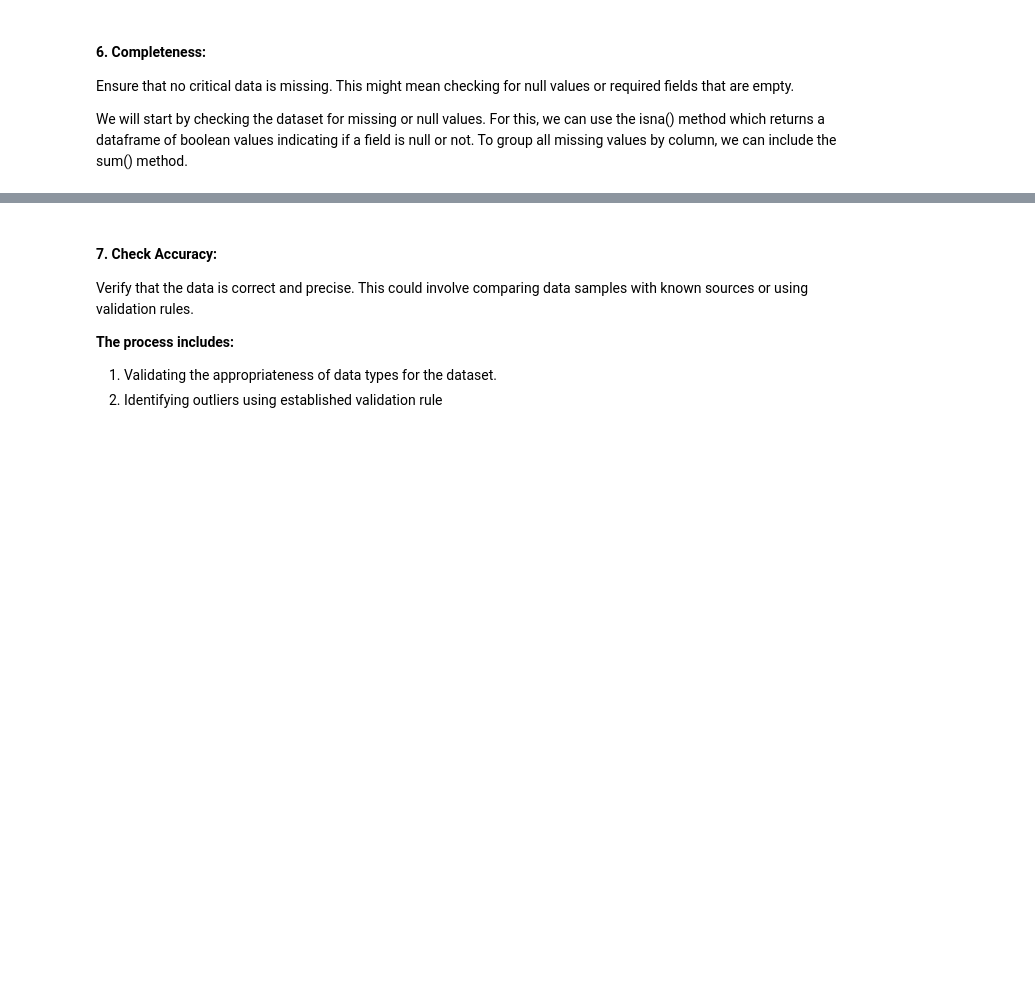
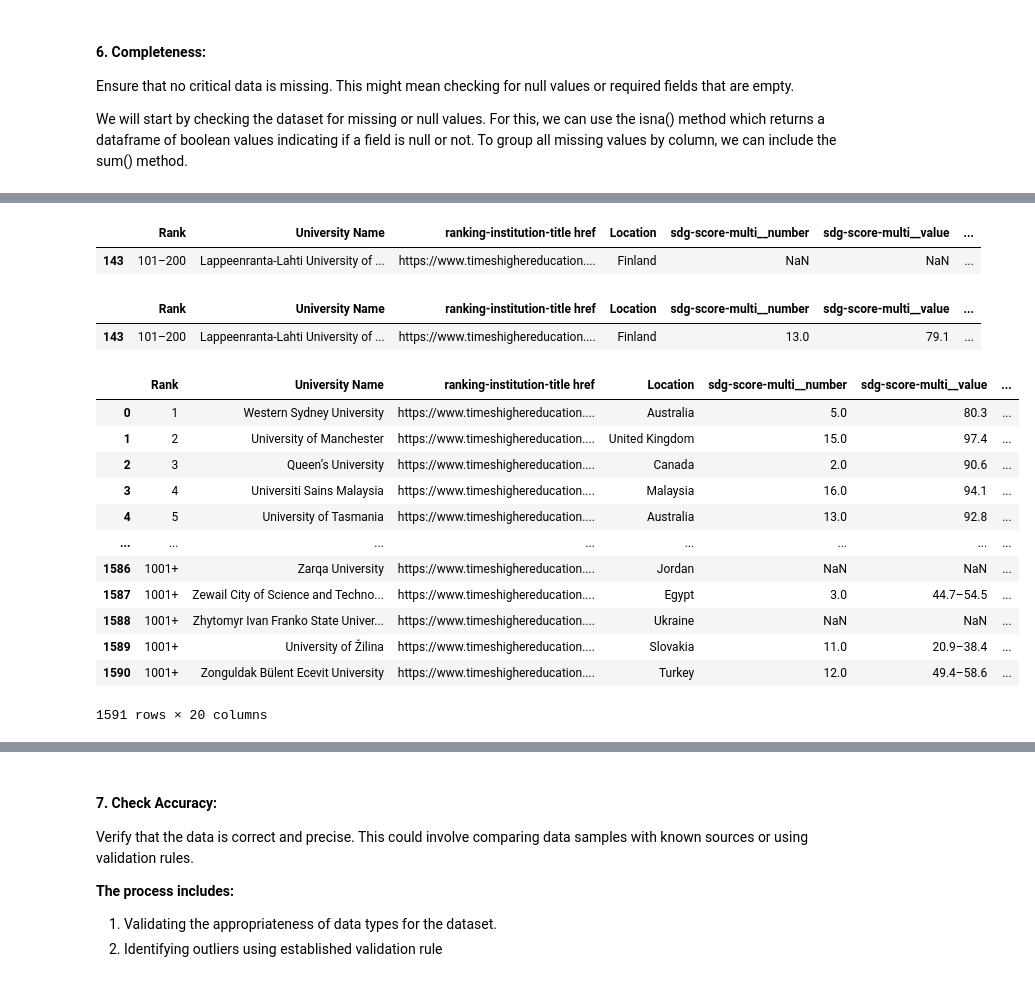
Before and after one commit to Tuwaiq-DS-ML-bootcamp-V-8/Usecase-3-Project-2, a Jupyter notebook: EDA explain template.ipynb, the cells around one changed output, grey strips where cells are left out. Saved outputs shown, nothing was run; the diff lists cells and outputs as text; code cells hidden in the pictures; blank space fills up the shorter version.

```diff
--- a/EDA explain template.ipynb
+++ b/EDA explain template.ipynb
@@ -378,0 +538,41 @@ times_h[times_h.isnull()].describe(include='all')
+# %%
+#Columns names: Rank	University Name 	ranking-institution-title href	Location	sdg-score-multi__number	sdg-score-multi__value	sdg-score-multi__number 2	sdg-score-multi__value 2	sdg-score-multi__number 3	sdg-score-multi__value 3	sdg-score-multi__value 4	scores
+
+"""
+Lancaster University	https://www.timeshighereducation.com/world-university-rankings/lancaster-university	United Kingdom	9	73.0–87.2					88.1	82.2–88.2			10	82.0	13	75.1
+Lappeenranta-Lahti University of Technology LUT	https://www.timeshighereducation.com/world-university-rankings/lappeenranta-lahti-university-technology-lut	Finland			12	89.8			75.6–81.7	82.2–88.2	13	79.1	7	61.8–67.8
+University of Latvia	https://www.timeshighereducation.com/world-university-rankings/university-latvia	Latvia					9	73.0–87.2	75.6–81.7	82.2–88.2	8	75.1	5	61.5–66.9
+Université Libre de Bruxelles	https://www.timeshighereducation.com/world-university-rankings/universite-libre-de-bruxelles	Belgium	11	67.1–76.0	9	73.0–87.2			93.8	82.2–88.2							8	57.8–62.2
+
+
+"""
+
+# We will shift the values to the correct columns
+
+a = times_h[times_h['University Name ']=='Lappeenranta-Lahti University of Technology LUT' ]#& times_h['University Name ']=='University of Latvia' & times_h['University Name ']=='Lancaster University']
+a
+# %% [output]
+|  | Rank | University Name | ranking-institution-title href | Location | sdg-score-multi__number | sdg-score-multi__value | ... |
+| 143 | 101–200 | Lappeenranta-Lahti University of ... | https://www.timeshighereducation.... | Finland | NaN | NaN | ... |
+# %%
+a = a.apply(fill_missing_values, axis=1)
+a
+# %% [output]
+|  | Rank | University Name | ranking-institution-title href | Location | sdg-score-multi__number | sdg-score-multi__value | ... |
+| 143 | 101–200 | Lappeenranta-Lahti University of ... | https://www.timeshighereducation.... | Finland | 13.0 | 79.1 | ... |
+# %%
+times_h
+# %% [output]
+|  | Rank | University Name | ranking-institution-title href | Location | sdg-score-multi__number | sdg-score-multi__value | ... |
+| 0 | 1 | Western Sydney University | https://www.timeshighereducation.... | Australia | 5.0 | 80.3 | ... |
+| 1 | 2 | University of Manchester | https://www.timeshighereducation.... | United Kingdom | 15.0 | 97.4 | ... |
+| 2 | 3 | Queen’s University | https://www.timeshighereducation.... | Canada | 2.0 | 90.6 | ... |
+| 3 | 4 | Universiti Sains Malaysia | https://www.timeshighereducation.... | Malaysia | 16.0 | 94.1 | ... |
+| 4 | 5 | University of Tasmania | https://www.timeshighereducation.... | Australia | 13.0 | 92.8 | ... |
+| ... | ... | ... | ... | ... | ... | ... | ... |
+| 1586 | 1001+ | Zarqa University | https://www.timeshighereducation.... | Jordan | NaN | NaN | ... |
+| 1587 | 1001+ | Zewail City of Science and Techno... | https://www.timeshighereducation.... | Egypt | 3.0 | 44.7–54.5 | ... |
+| 1588 | 1001+ | Zhytomyr Ivan Franko State Univer... | https://www.timeshighereducation.... | Ukraine | NaN | NaN | ... |
+| 1589 | 1001+ | University of Žilina | https://www.timeshighereducation.... | Slovakia | 11.0 | 20.9–38.4 | ... |
+| 1590 | 1001+ | Zonguldak Bülent Ecevit University | https://www.timeshighereducation.... | Turkey | 12.0 | 49.4–58.6 | ... |
+1591 rows × 20 columns
```
Also changed, not shown: parts of 15 cells of this notebook, 1 other file.
